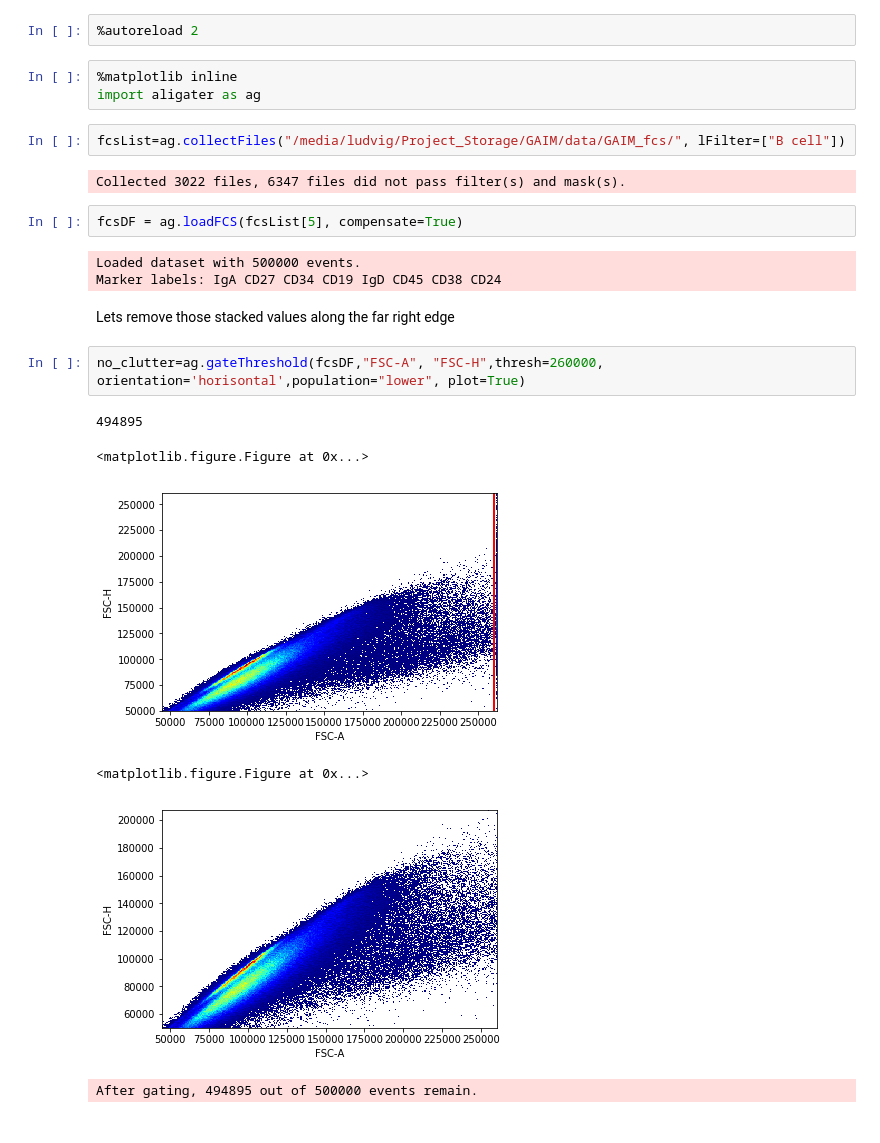
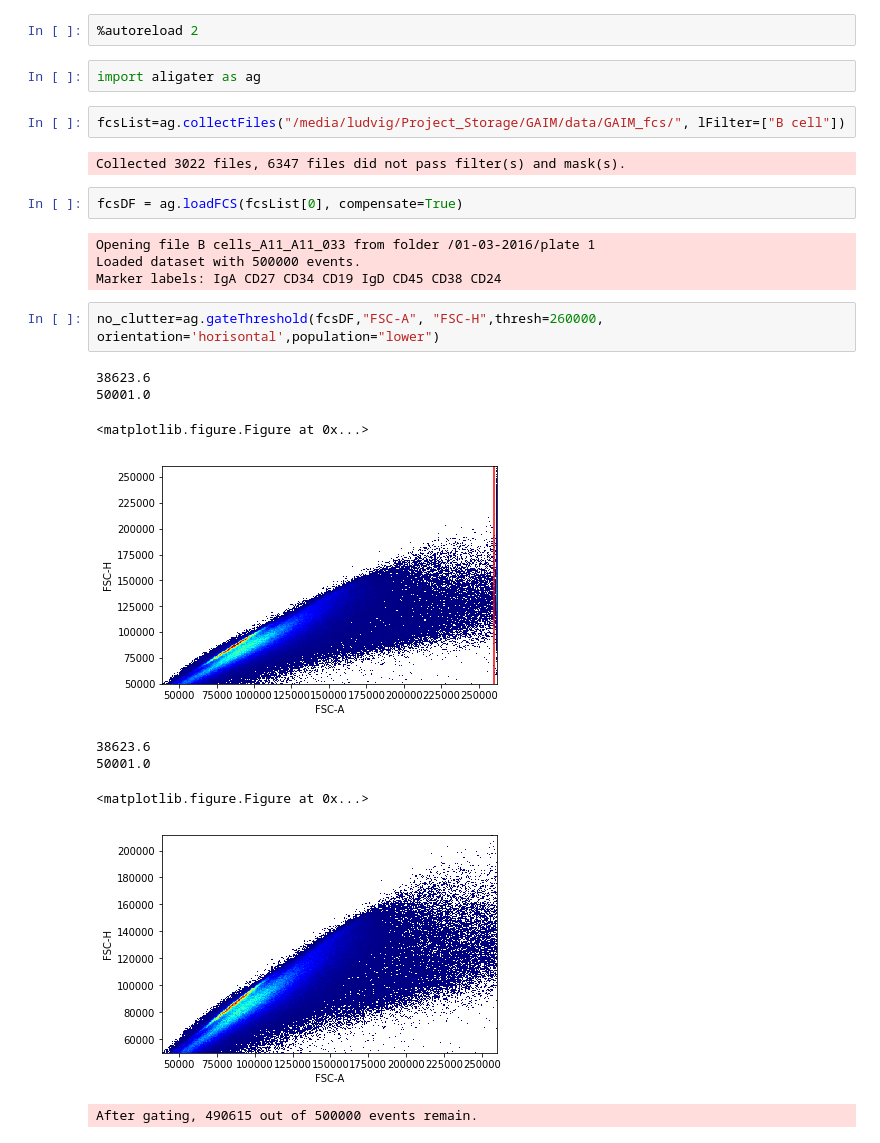
Before and after one commit to LudvigEk/aligater, a Jupyter notebook: pyAliGater_testing.ipynb, the cells around one changed output. Drawn from its saved outputs; the diff is of its cells as text.

Commit message:
scaling tweaks, added some gates

```diff
--- a/pyAliGater_testing.ipynb
+++ b/pyAliGater_testing.ipynb
@@ -4,28 +4,29 @@
 # %%
 %autoreload 2
 # %%
-%matplotlib inline
 import aligater as ag
 # %%
 fcsList=ag.collectFiles("/media/ludvig/Project_Storage/GAIM/data/GAIM_fcs/", lFilter=["B cell"])
 # %% [output]
 Collected 3022 files, 6347 files did not pass filter(s) and mask(s).
 # %%
-fcsDF = ag.loadFCS(fcsList[5], compensate=True)
+fcsDF = ag.loadFCS(fcsList[0], compensate=True)
 # %% [output]
+Opening file B cells_A11_A11_033 from folder /01-03-2016/plate 1
 Loaded dataset with 500000 events.
 Marker labels: IgA CD27 CD34 CD19 IgD CD45 CD38 CD24
-# %% [markdown]
-Lets remove those stacked values along the far right edge
 # %%
-no_clutter=ag.gateThreshold(fcsDF,"FSC-A", "FSC-H",thresh=260000, orientation='horisontal',population="lower", plot=True)
+no_clutter=ag.gateThreshold(fcsDF,"FSC-A", "FSC-H",thresh=260000, orientation='horisontal',population="lower")
 # %% [output]
-494895
+38623.6
+50001.0
 <matplotlib.figure.Figure at 0x...>
-[figure, old version]
+[figure, new version]
-<matplotlib.figure.Figure at 0x...>
+38623.6
+50001.0
+<matplotlib.figure.Figure at 0x...>
-[figure, old version]
+[figure, new version]
-After gating, 494895 out of 500000 events remain.
+After gating, 490615 out of 500000 events remain.
 # %%
 singlets=ag.gatePC(fcsDF,"FSC-A", "FSC-H",center='density',widthScale=3, heightScale=4, vI=no_clutter, plot=True)
 # %% [output]
```
Also changed, not shown: parts of 14 cells of this notebook, 4 other files.
